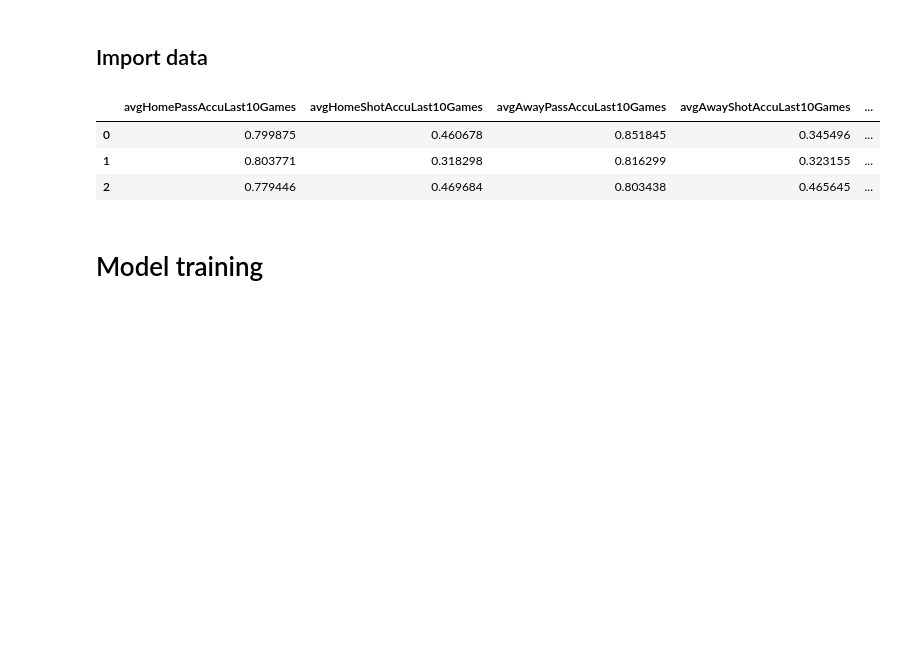
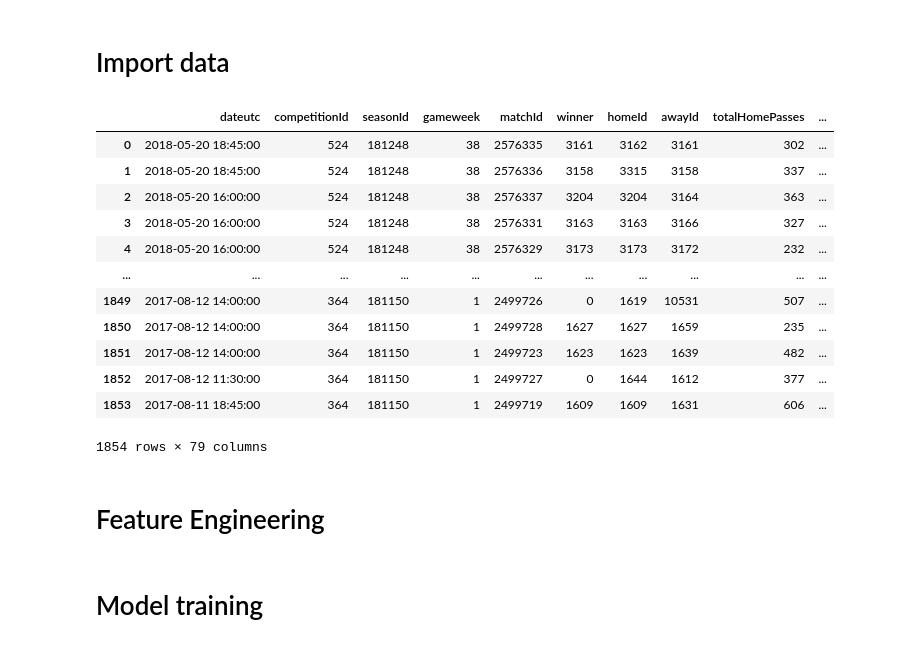
Before and after one commit to jotanavarrete/goalguru, a Jupyter notebook: notebooks/juan/soccer_model_training.ipynb, the cells around one changed output. Cells and saved outputs as stored; diff of their text form; code cells hidden in the pictures; blank space fills up the shorter version.

Commit message:
feature engineering new version

```diff
--- a/notebooks/juan/soccer_model_training.ipynb
+++ b/notebooks/juan/soccer_model_training.ipynb
@@ -1,15 +1,12 @@
 # %% [markdown]
-## Import data
+# Import data
 # %%
 import pandas as pd
+import re
+import os
+pd.set_option('display.max_columns', None)
 # %%
-matches_cleaned = pd.read_csv('data/processed_data/soccer_match/soccer_match-matches_processed.csv')
-X_processed =  pd.read_csv('data/processed_data/soccer_match/soccer_match-X_processed.csv')
-y_processed = pd.read_csv('data/processed_data/soccer_match/soccer_match-y_processed.csv')
+data_path = os.path.join(os.path.expanduser('~'), "code", "jotanavarrete","goalguru", "data", "processed_data")
+matches_cleaned = pd.read_csv(os.path.join(data_path, 'soccer_match', 'soccer_match-matches_processed.csv'))
+#X_processed =  pd.read_csv('data/processed_data/soccer_match/soccer_match-X_processed.csv')
+y_processed = pd.read_csv(os.path.join(data_path, 'soccer_match', 'soccer_match-y_processed.csv'))
-# %%
-X_processed.head(3)
-# %% [output]
-|  | avgHomePassAccuLast10Games | avgHomeShotAccuLast10Games | avgAwayPassAccuLast10Games | avgAwayShotAccuLast10Games | ... |
-| 0 | 0.799875 | 0.460678 | 0.851845 | 0.345496 | ... |
-| 1 | 0.803771 | 0.318298 | 0.816299 | 0.323155 | ... |
-| 2 | 0.779446 | 0.469684 | 0.803438 | 0.465645 | ... |
@@ -15,0 +58,18 @@ X_processed.head(3)
+# %%
+matches_cleaned[matches_cleaned['homeTeam
+# %% [output]
+|  | dateutc | competitionId | seasonId | gameweek | matchId | winner | homeId | awayId | totalHomePasses | ... |
+| 0 | 2018-05-20 18:45:00 | 524 | 181248 | 38 | 2576335 | 3161 | 3162 | 3161 | 302 | ... |
+| 1 | 2018-05-20 18:45:00 | 524 | 181248 | 38 | 2576336 | 3158 | 3315 | 3158 | 337 | ... |
+| 2 | 2018-05-20 16:00:00 | 524 | 181248 | 38 | 2576337 | 3204 | 3204 | 3164 | 363 | ... |
+| 3 | 2018-05-20 16:00:00 | 524 | 181248 | 38 | 2576331 | 3163 | 3163 | 3166 | 327 | ... |
+| 4 | 2018-05-20 16:00:00 | 524 | 181248 | 38 | 2576329 | 3173 | 3173 | 3172 | 232 | ... |
+| ... | ... | ... | ... | ... | ... | ... | ... | ... | ... | ... |
+| 1849 | 2017-08-12 14:00:00 | 364 | 181150 | 1 | 2499726 | 0 | 1619 | 10531 | 507 | ... |
+| 1850 | 2017-08-12 14:00:00 | 364 | 181150 | 1 | 2499728 | 1627 | 1627 | 1659 | 235 | ... |
+| 1851 | 2017-08-12 14:00:00 | 364 | 181150 | 1 | 2499723 | 1623 | 1623 | 1639 | 482 | ... |
+| 1852 | 2017-08-12 11:30:00 | 364 | 181150 | 1 | 2499727 | 0 | 1644 | 1612 | 377 | ... |
+| 1853 | 2017-08-11 18:45:00 | 364 | 181150 | 1 | 2499719 | 1609 | 1609 | 1631 | 606 | ... |
+1854 rows × 79 columns
+# %% [markdown]
+# Feature Engineering
```
Also changed, not shown: parts of 11 cells of this notebook, 8 other files.
